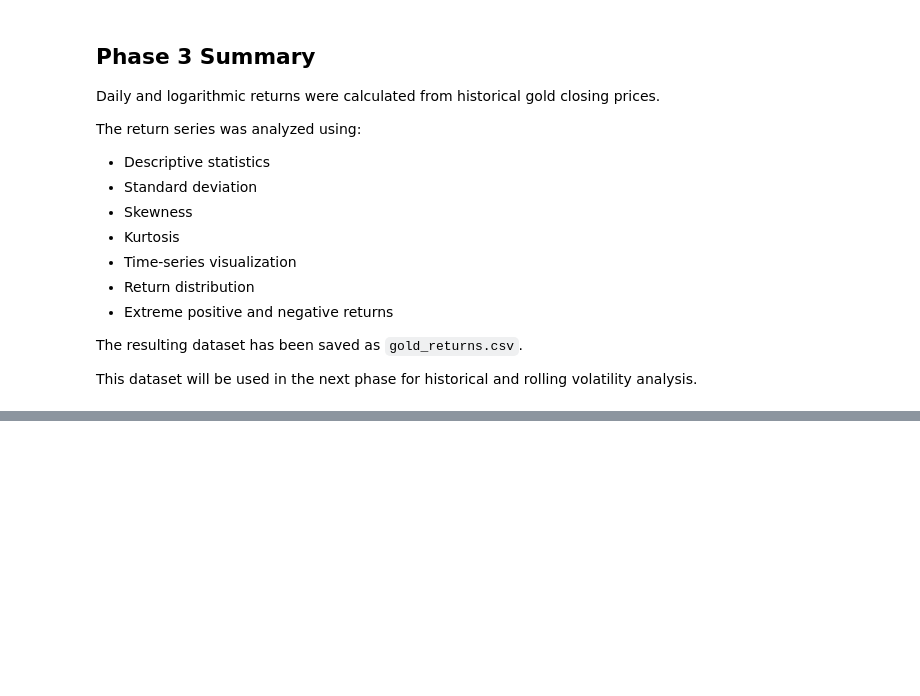
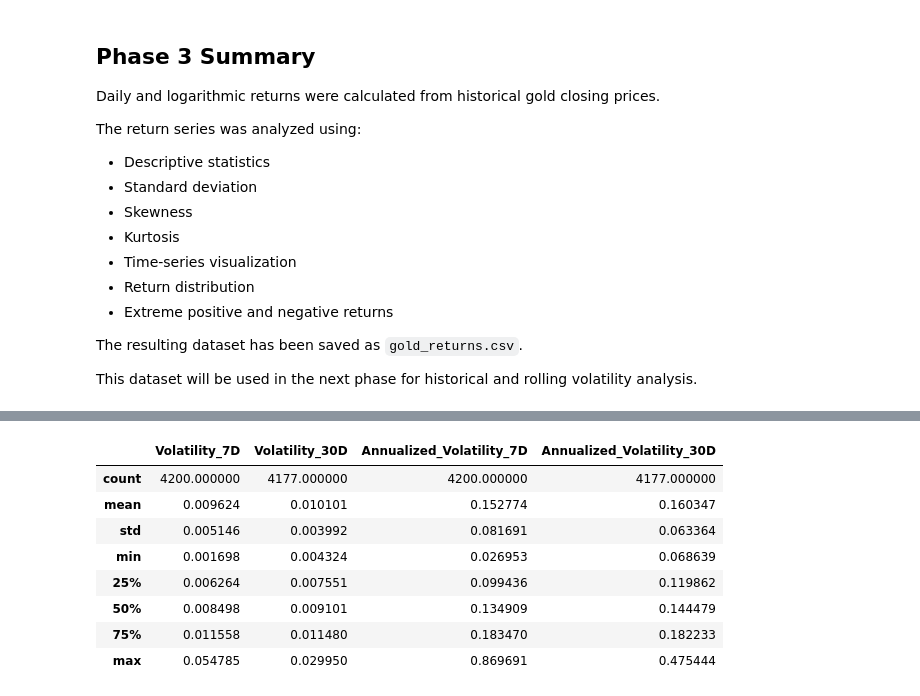
Before and after one commit to mohammadaminpeymanifar/Gold-Volatility-Analysis, a Jupyter notebook: notebooks/01_Data_Collection.ipynb, the cells around one changed output, grey strips where cells are left out. Cells and saved outputs as stored; diff of their text form; code cells hidden in the pictures; blank space fills up the shorter version.

```diff
--- a/notebooks/01_Data_Collection.ipynb
+++ b/notebooks/01_Data_Collection.ipynb
@@ -586,0 +655,18 @@ rolling volatility analysis.
+# %%
+gold["Volatility_7D"] = (
+    gold["Daily_Return"]
+    .rolling(window=7)
+    .std()
+)
+
+gold["Volatility_30D"] = (
+    gold["Daily_Return"]
+    .rolling(window=30)
+    .std()
+)
+
+gold[[
+    "Daily_Return",
+    "Volatility_7D",
+    "Volatility_30D"
+]].tail()
@@ -586,0 +732,21 @@ rolling volatility analysis.
+# %%
+volatility_stats = gold[
+    [
+        "Volatility_7D",
+        "Volatility_30D",
+        "Annualized_Volatility_7D",
+        "Annualized_Volatility_30D"
+    ]
+].describe()
+
+volatility_stats
+# %% [output]
+|  | Volatility_7D | Volatility_30D | Annualized_Volatility_7D | Annualized_Volatility_30D |
+| count | 4200.000000 | 4177.000000 | 4200.000000 | 4177.000000 |
+| mean | 0.009624 | 0.010101 | 0.152774 | 0.160347 |
+| std | 0.005146 | 0.003992 | 0.081691 | 0.063364 |
+| min | 0.001698 | 0.004324 | 0.026953 | 0.068639 |
+| 25% | 0.006264 | 0.007551 | 0.099436 | 0.119862 |
+| 50% | 0.008498 | 0.009101 | 0.134909 | 0.144479 |
+| 75% | 0.011558 | 0.011480 | 0.183470 | 0.182233 |
+| max | 0.054785 | 0.029950 | 0.869691 | 0.475444 |
```
Also changed, not shown: parts of 22 cells of this notebook, 1 other file.
